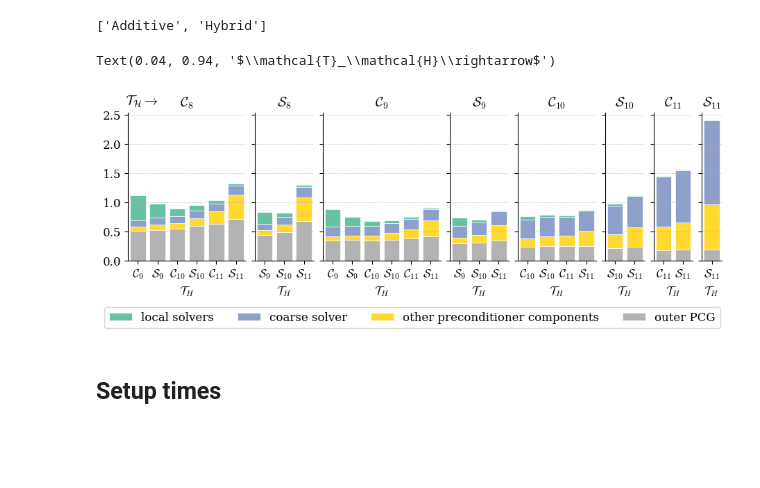
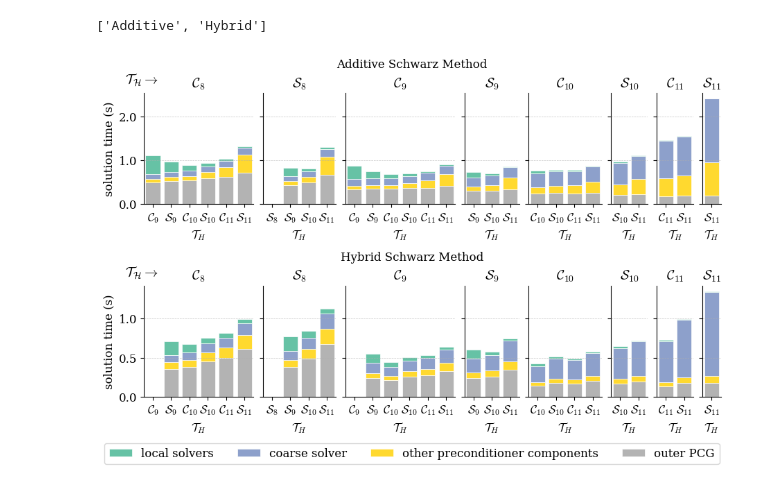
Before and after one commit to mgr0dzicki/dd-solvers, a Jupyter notebook: notebooks/parallelism_plots.ipynb, the cells around one changed output. Cells and saved outputs as stored; diff of their text form; code cells hidden in the pictures; blank space fills up the shorter version.

Commit message:
new parallelism plots

```diff
--- a/notebooks/parallelism_plots.ipynb
+++ b/notebooks/parallelism_plots.ipynb
@@ -23,8 +32,10 @@ df = process_experiments_df(df)
+# %%
+df = pd.read_csv("../results/experiment_parallelism_d2_p1_f11.csv")
+df = process_experiments_df(df)
 # %%
 metadata_df = df.apply(extract_row_metadata, axis=1)
 metadata_cols = metadata_df.columns.tolist()
 df = pd.concat([df, metadata_df], axis=1)
-df["solve time"] = df["solve times"].apply(safe_map(min))
 df["solver"] = df["solver"].apply(nice_solver_name)
 summary = df.pivot_table(
     index=["coarse m", "solvers m", "fine m"],
@@ -32,5 +43,6 @@ summary = df.pivot_table(
     values=metadata_cols,
     aggfunc="min",
 )
+summary.loc[("S8", "S8", "S8")] = np.nan
 summary
 # %% [output]
@@ -107,42 +119,44 @@ solvers
 # %%
 width_ratios = [
     len(summary.xs(cm, level="coarse m").index.get_level_values("solvers m").unique())
     for cm in coarse_meshes
 ]
-fig, axes = plt.subplots(
-    1,
-    len(coarse_meshes),
-    figsize=(9, 3),
-    layout="constrained",
-    sharey="row",
-    width_ratios=width_ratios,
-)
-linthresh = 1
-for ax, coarse_m in zip(axes.flat, coarse_meshes):
-    plot_clustered_stacked(
-        ax,
-        [get_plot_df(coarse_m, solver) for solver in ["Additive"]],
-        solvers,
-        add_legend=False,
+fig = plt.figure(figsize=(9, 5.5), layout="constrained")
+subfigs = fig.subfigures(nrows=len(solvers), ncols=1)
+
+for i, solver in enumerate(solvers):
+    subfig = subfigs[i]
+    axes = subfig.subplots(
+        nrows=1, ncols=len(coarse_meshes), sharey=True, width_ratios=width_ratios
     )
-    ax.set_title(f"${format_mesh(coarse_m)}$")
-    ax.set_xlabel("$\\mathcal{{T}}_H$")
-    if coarse_m == (8, "C"):
-        ax.set_ylabel("solution time (s)")
+    for j, coarse_m in enumerate(coarse_meshes):
+        ax = axes[j]
+        plot_clustered_stacked(
+            ax,
+            [get_plot_df(coarse_m, solver)],
+            [solver],
+            add_legend=False,
+        )
+        ax.set_title(f"${format_mesh(coarse_m)}$")
+        ax.set_xlabel("$\\mathcal{{T}}_H$")
+        if coarse_m == "C8":
+            ax.set_ylabel("solution time (s)")
+        if i == 0 and j == 0:
+            ax.set_yticks([0, 1, 2])
+            ax.set_yticklabels(["0.0", "1.0", "2.0"])
+
+    subfig.suptitle(f"{solver} Schwarz Method", fontsize=12)
+    subfig.text(0.04, 0.85, "$\\mathcal{T}_\\mathcal{H}\\rightarrow$", fontsize=14)
 
 handles, labels = ax.get_legend_handles_labels()
 fig.legend(
     handles[::-1],
     labels[::-1],
     loc="upper center",
     bbox_to_anchor=(0.5, -0.0),
     ncols=4,
 )
-fig.text(0.04, 0.94, "$\\mathcal{T}_\\mathcal{H}\\rightarrow$", fontsize=14)
 
-# fig.savefig("../docs/defence-media/inv_plots.svg", bbox_inches="tight")
+fig.savefig("../docs/images/parallelism_plots.svg", bbox_inches="tight")
 # %% [output]
-Text(0.04, 0.94, '$\\mathcal{T}_\\mathcal{H}\\rightarrow$')
-[figure, old version]
+[figure, new version]
-# %% [markdown]
-## Setup times
```
Also changed, not shown: parts of 8 cells of this notebook, 2 other files.
